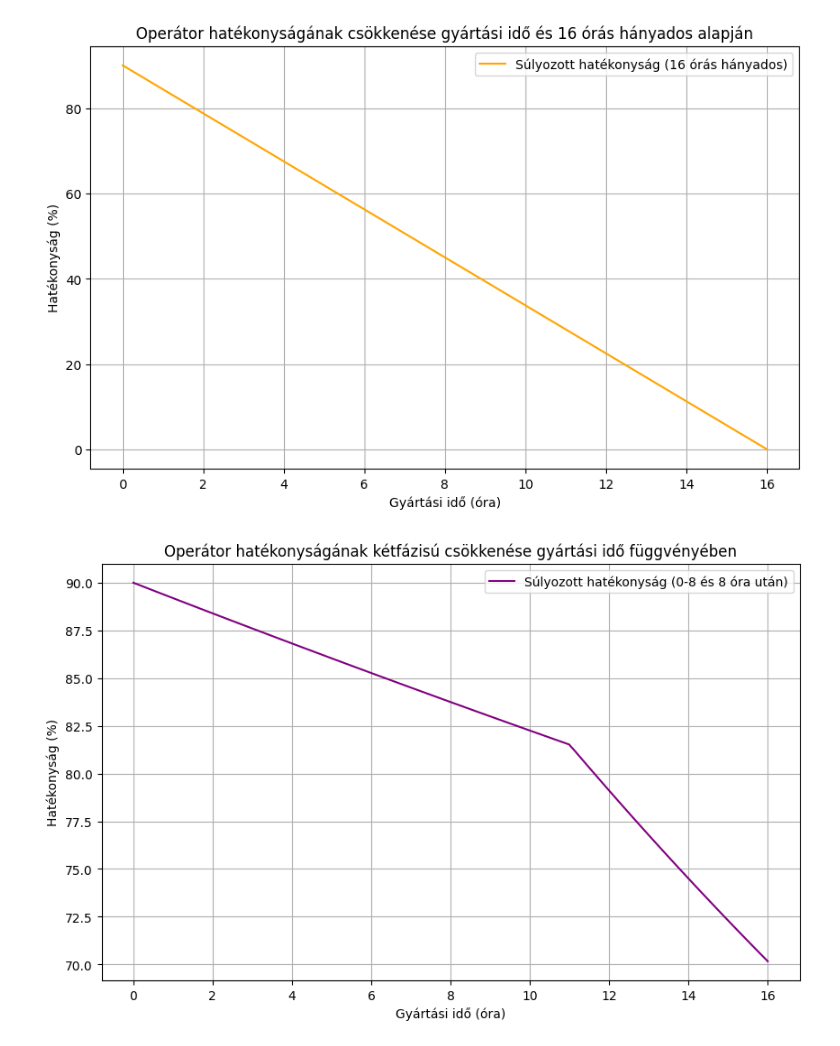
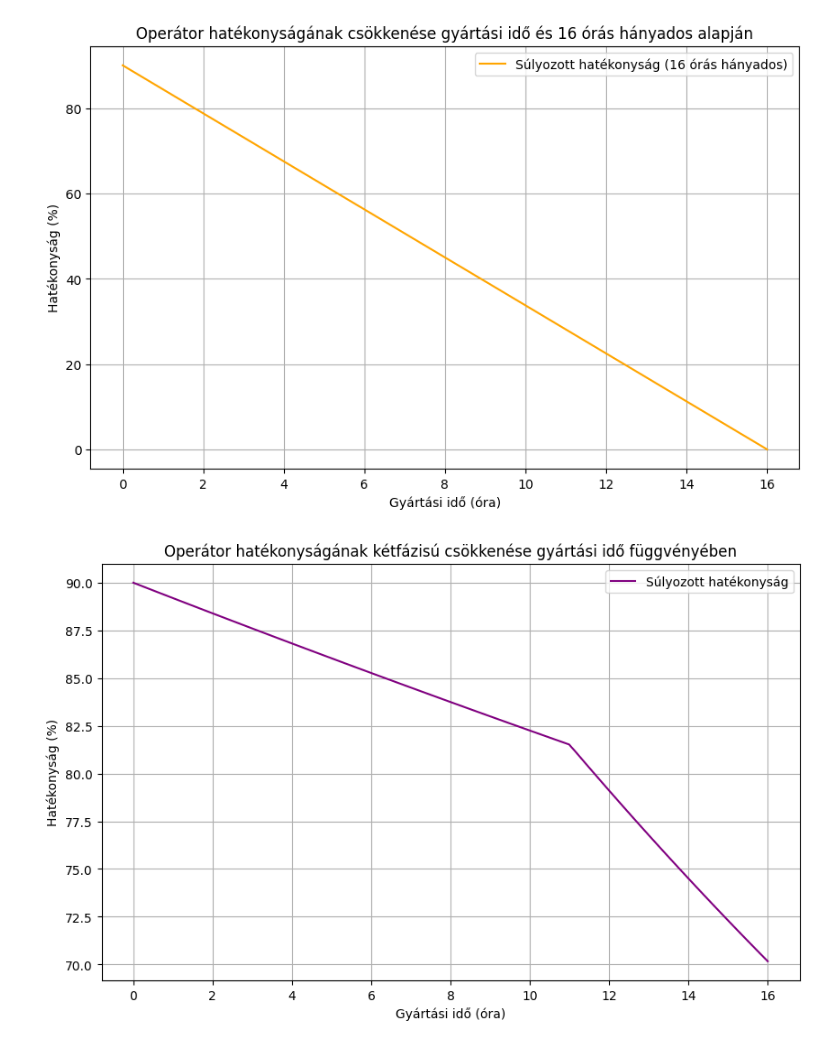
Before and after one commit to lakatosgabor/magyar_modszer, a Jupyter notebook: Magyar_módszer.ipynb, the cells around one changed output. Drawn from its saved outputs; the diff is of its cells as text; code cells hidden in the pictures.

```diff
--- a/Magyar_módszer.ipynb
+++ b/Magyar_módszer.ipynb
@@ -204,33 +204,30 @@ plt.show()
 # %%
 import numpy as np
 import matplotlib.pyplot as plt
 
-# Kétfázisú súlyozás beállítása: 0-8 óra között kisebb csökkenés, majd 8 óra után erősebb
 def sulyozott_hatekonysag_ketfazisu(hatekonysag, t, lambd1=0.009, lambd2=0.03, threshold=11):
-    # Kisebb csökkenés 0-8 óra között, erősebb csökkenés 8 óra után
     if t <= threshold:
         return hatekonysag * np.exp(-lambd1 * t)
     else:
-        # Az első 8 órára alkalmazzuk a lambd1 szerinti csökkenést, majd 8 óra után lambd2-vel
         return hatekonysag * np.exp(-lambd1 * threshold) * np.exp(-lambd2 * (t - threshold))
 
 kezdeti_hatekonysag = 90
 gyartasi_ido = np.linspace(0, 16, 100)
 
 # Súlyozott hatékonyság kiszámítása minden időpontra az új kétfázisú képlettel
 sulyozott_hatekonysag_ketfazisu_values = [sulyozott_hatekonysag_ketfazisu(kezdeti_hatekonysag, t) for t in gyartasi_ido]
 
 gyartasi_ido = np.linspace(0, 16, 100)
 
 
 # Grafikon készítése
 plt.figure(figsize=(10, 6))
-plt.plot(gyartasi_ido, sulyozott_hatekonysag_ketfazisu_values, label="Súlyozott hatékonyság (0-8 és 8 óra után)", color="purple")
+plt.plot(gyartasi_ido, sulyozott_hatekonysag_ketfazisu_values, label="Súlyozott hatékonyság", color="purple")
 plt.xlabel("Gyártási idő (óra)")
 plt.ylabel("Hatékonyság (%)")
 plt.title("Operátor hatékonyságának kétfázisú csökkenése gyártási idő függvényében")
 plt.grid(True)
 plt.legend()
 plt.show()
 # %% [output]
-[figure, old version]
+[figure, new version]
```
Also changed, not shown: parts of 1 cell of this notebook.
